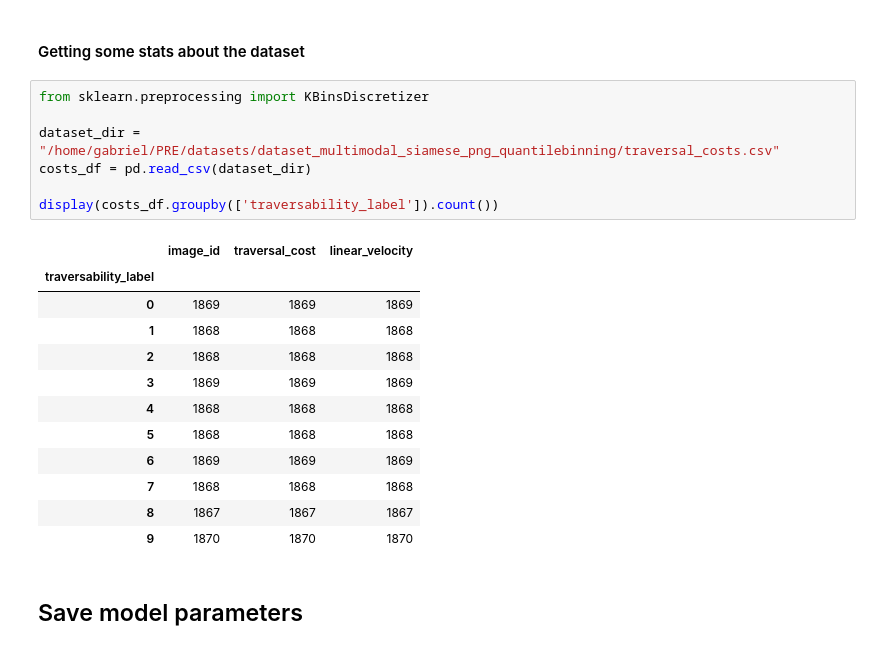
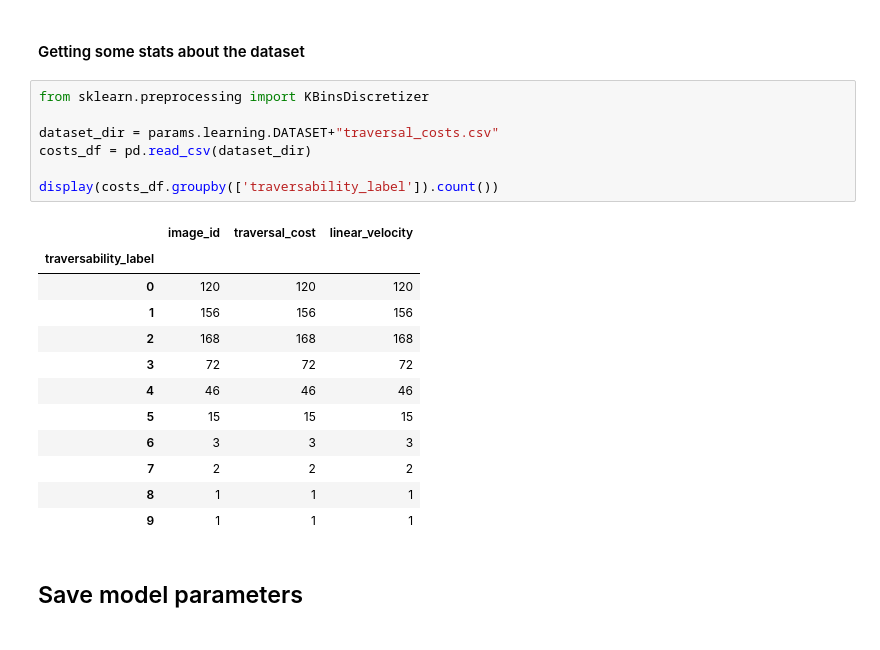
Before and after one commit to Whojo/Autonomous-Navigation-Offroad-by-traversability-analysis, a Jupyter notebook: src/models_development/multimodal_velocity/main.ipynb, the cells around one changed output. Cells and saved outputs as stored; diff of their text form.

```diff
--- a/src/models_development/multimodal_velocity/main.ipynb
+++ b/src/models_development/multimodal_velocity/main.ipynb
@@ -578,23 +578,23 @@ print(mean_loss)
 # %%
 from sklearn.preprocessing import KBinsDiscretizer
 
-dataset_dir = "/home/gabriel/PRE/datasets/dataset_multimodal_siamese_png_quantilebinning/traversal_costs.csv"
+dataset_dir = params.learning.DATASET+"traversal_costs.csv"
 costs_df = pd.read_csv(dataset_dir)
 
 display(costs_df.groupby(['traversability_label']).count())
 # %% [output]
 |  | image_id | traversal_cost | linear_velocity |
 | traversability_label |  |  |  |
-| 0 | 1869 | 1869 | 1869 |
-| 1 | 1868 | 1868 | 1868 |
-| 2 | 1868 | 1868 | 1868 |
-| 3 | 1869 | 1869 | 1869 |
-| 4 | 1868 | 1868 | 1868 |
-| 5 | 1868 | 1868 | 1868 |
-| 6 | 1869 | 1869 | 1869 |
-| 7 | 1868 | 1868 | 1868 |
-| 8 | 1867 | 1867 | 1867 |
-| 9 | 1870 | 1870 | 1870 |
+| 0 | 120 | 120 | 120 |
+| 1 | 156 | 156 | 156 |
+| 2 | 168 | 168 | 168 |
+| 3 | 72 | 72 | 72 |
+| 4 | 46 | 46 | 46 |
+| 5 | 15 | 15 | 15 |
+| 6 | 3 | 3 | 3 |
+| 7 | 2 | 2 | 2 |
+| 8 | 1 | 1 | 1 |
+| 9 | 1 | 1 | 1 |
 # %% [markdown]
 ## Save model parameters
 # %%
```
Also changed, not shown: parts of 10 cells of this notebook, 7 other files.
